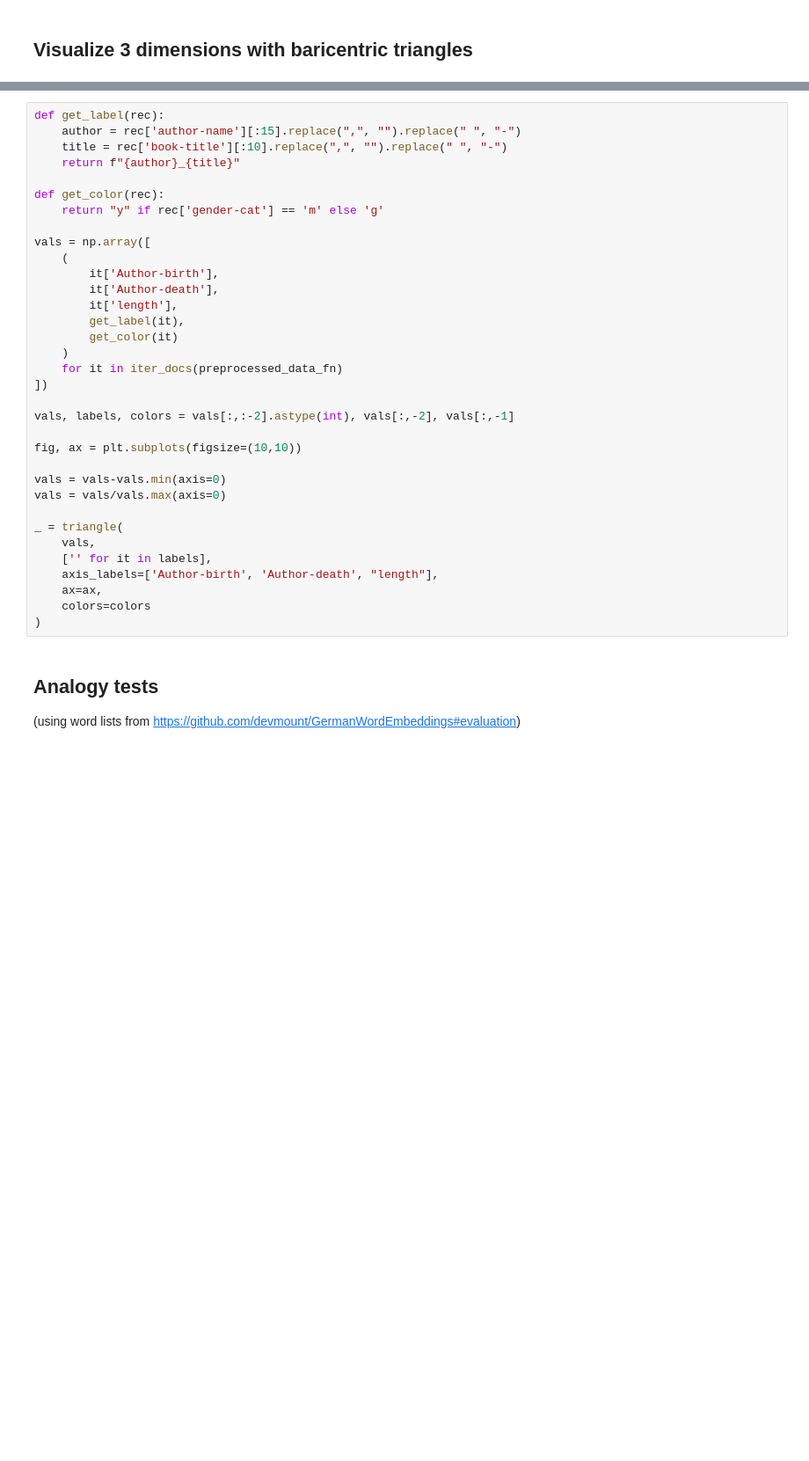
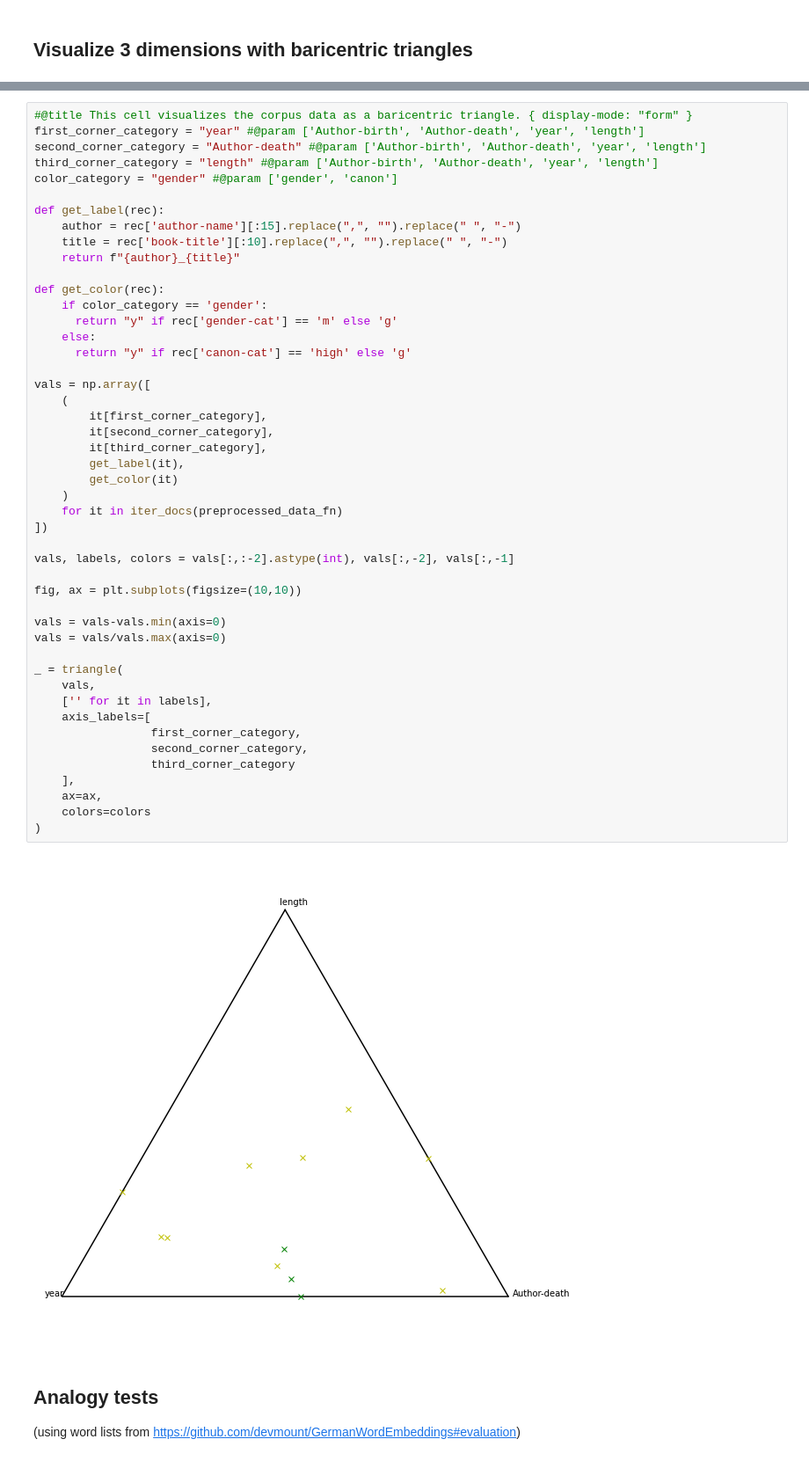
Before and after one commit to millawell/textexplorationen-in-der-digitalen-literaturwissenschaft, a Jupyter notebook: code/02-Textrepräsentationen.ipynb, the cells around one changed output, grey strips where cells are left out. Shown at 88% size. Drawn from its saved outputs; the diff is of its cells as text; blank space fills up the shorter version.

Commit message:
hide code behind colab forms and give a bit more explanation

```diff
--- a/code/02-Textrepräsentationen.ipynb
+++ b/code/02-Textrepräsentationen.ipynb
@@ -294,37 +349,52 @@ plt.show()
 # %%
+#@title This cell visualizes the corpus data as a baricentric triangle. { display-mode: "form" }
+first_corner_category = "year" #@param ['Author-birth', 'Author-death', 'year', 'length']
+second_corner_category = "Author-death" #@param ['Author-birth', 'Author-death', 'year', 'length']
+third_corner_category = "length" #@param ['Author-birth', 'Author-death', 'year', 'length']
+color_category = "gender" #@param ['gender', 'canon']
+
 def get_label(rec):
     author = rec['author-name'][:15].replace(",", "").replace(" ", "-")
     title = rec['book-title'][:10].replace(",", "").replace(" ", "-")
     return f"{author}_{title}"
 
 def get_color(rec):
-    return "y" if rec['gender-cat'] == 'm' else 'g'
+    if color_category == 'gender':
+      return "y" if rec['gender-cat'] == 'm' else 'g'
+    else:
+      return "y" if rec['canon-cat'] == 'high' else 'g'
 
 vals = np.array([
     (
-        it['Author-birth'],
-        it['Author-death'],
-        it['length'],
+        it[first_corner_category],
+        it[second_corner_category],
+        it[third_corner_category],
         get_label(it),
         get_color(it)
     )
     for it in iter_docs(preprocessed_data_fn)
 ])
 
 vals, labels, colors = vals[:,:-2].astype(int), vals[:,-2], vals[:,-1]
 
 fig, ax = plt.subplots(figsize=(10,10))
 
 vals = vals-vals.min(axis=0)
 vals = vals/vals.max(axis=0)
 
 _ = triangle(
     vals,
     ['' for it in labels],
-    axis_labels=['Author-birth', 'Author-death', "length"],
+    axis_labels=[
+                 first_corner_category,
+                 second_corner_category,
+                 third_corner_category
+    ],
     ax=ax,
     colors=colors
 )
+# %% [output]
+[figure, added]
 # %% [markdown]
 ## Analogy tests
 
```
Also changed, not shown: parts of 20 cells of this notebook.
